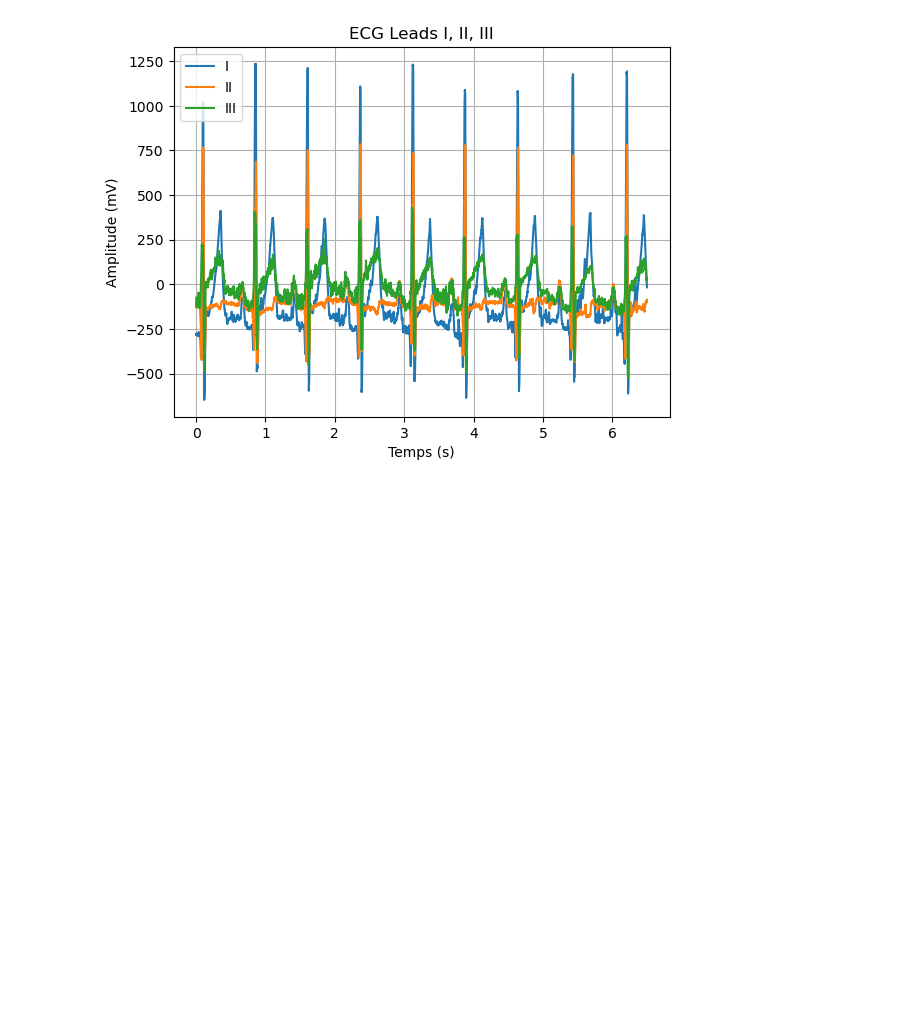
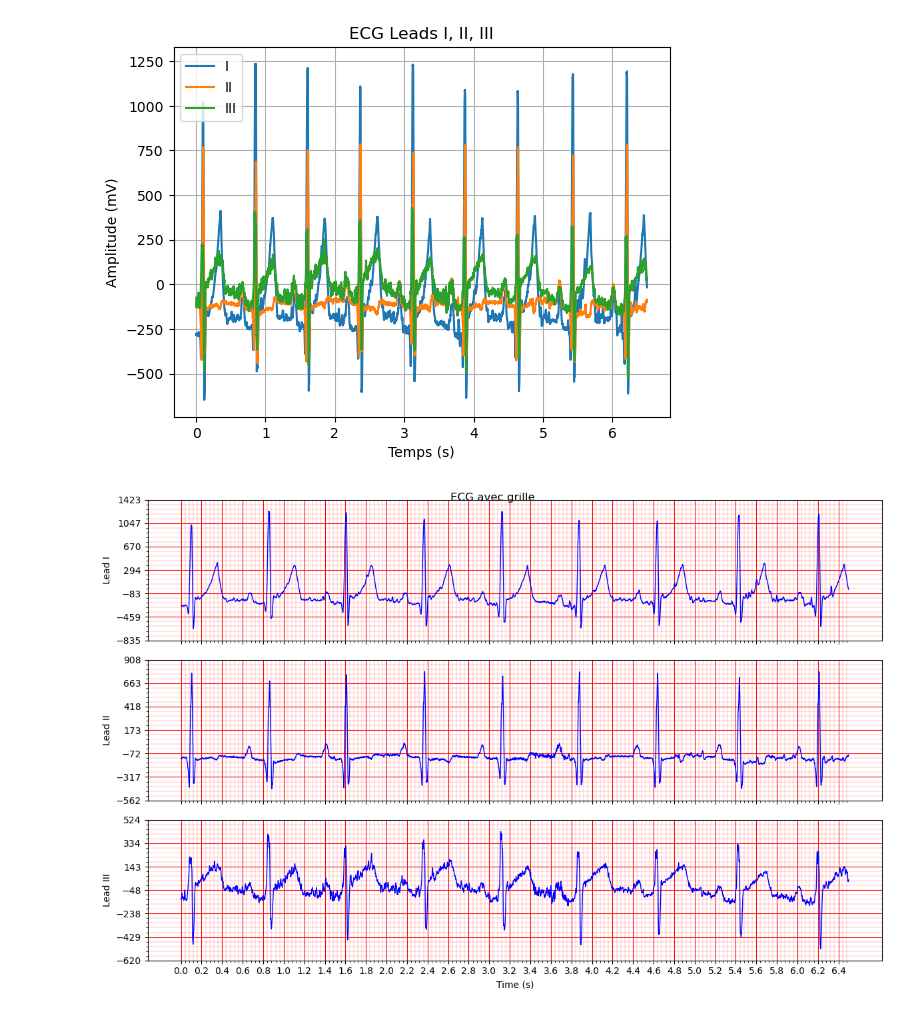
Before and after one commit to preclouxmatys/Series01-Python, a Jupyter notebook: notebooks/Test'001.ipynb, the cells around one changed output. Drawn from its saved outputs; the diff is of its cells as text; code cells hidden in the pictures; blank space fills up the shorter version.

Commit message:
print the graph
i add the final graph

```diff
--- a/notebooks/Test'001.ipynb
+++ b/notebooks/Test'001.ipynb
@@ -69,3 +69,7 @@ def plot_ecg_with_grid(time, ecg_data, leads=("I", "II", "III")):
     fig.suptitle("ECG avec grille", y=0.95)  # Titre du graphique
     plt.tight_layout()  # Ajustement de la mise en page
     plt.show()  # Affichage du graphique
+# %%
+plot_ecg_with_grid(time_s, ecg_mV)
+# %% [output]
+[figure, added]
```
